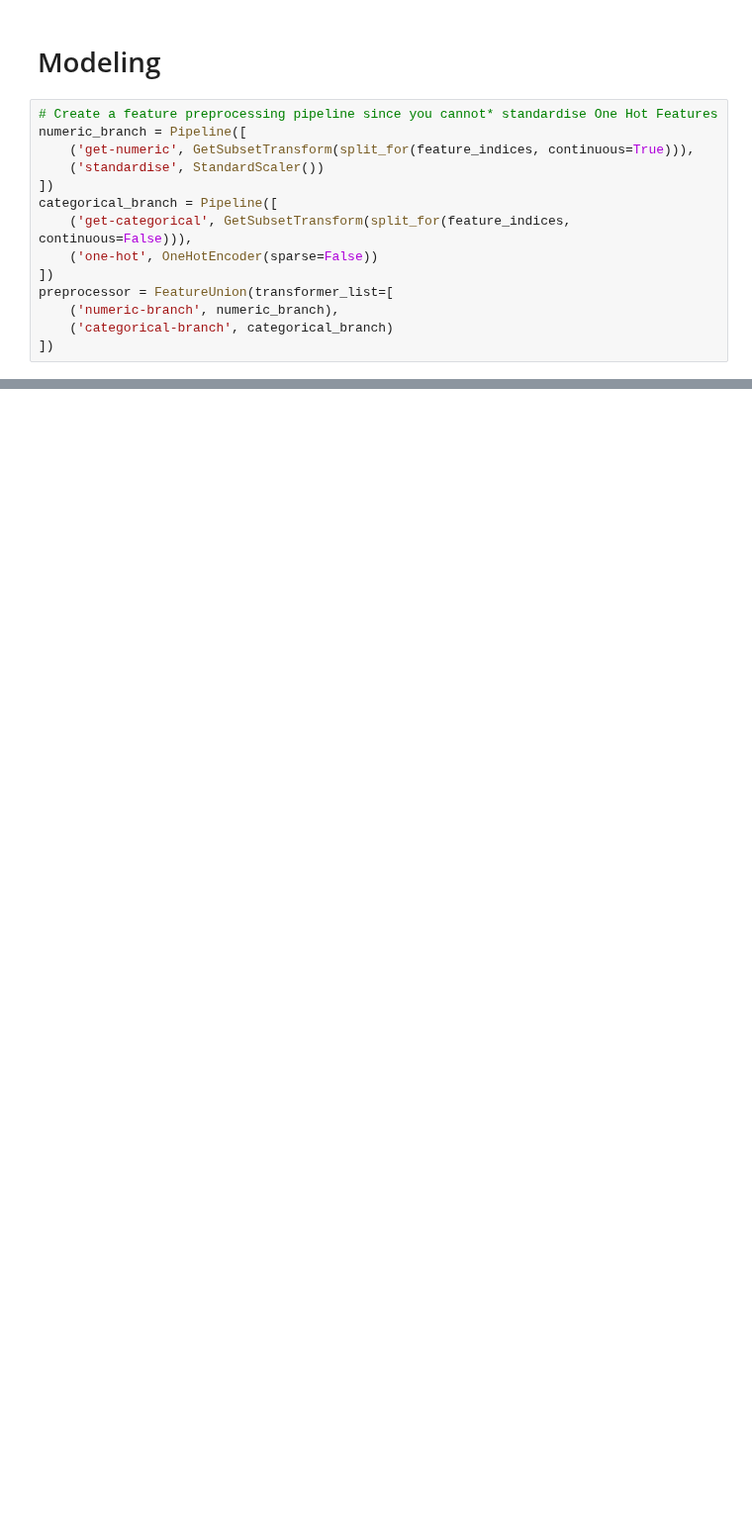
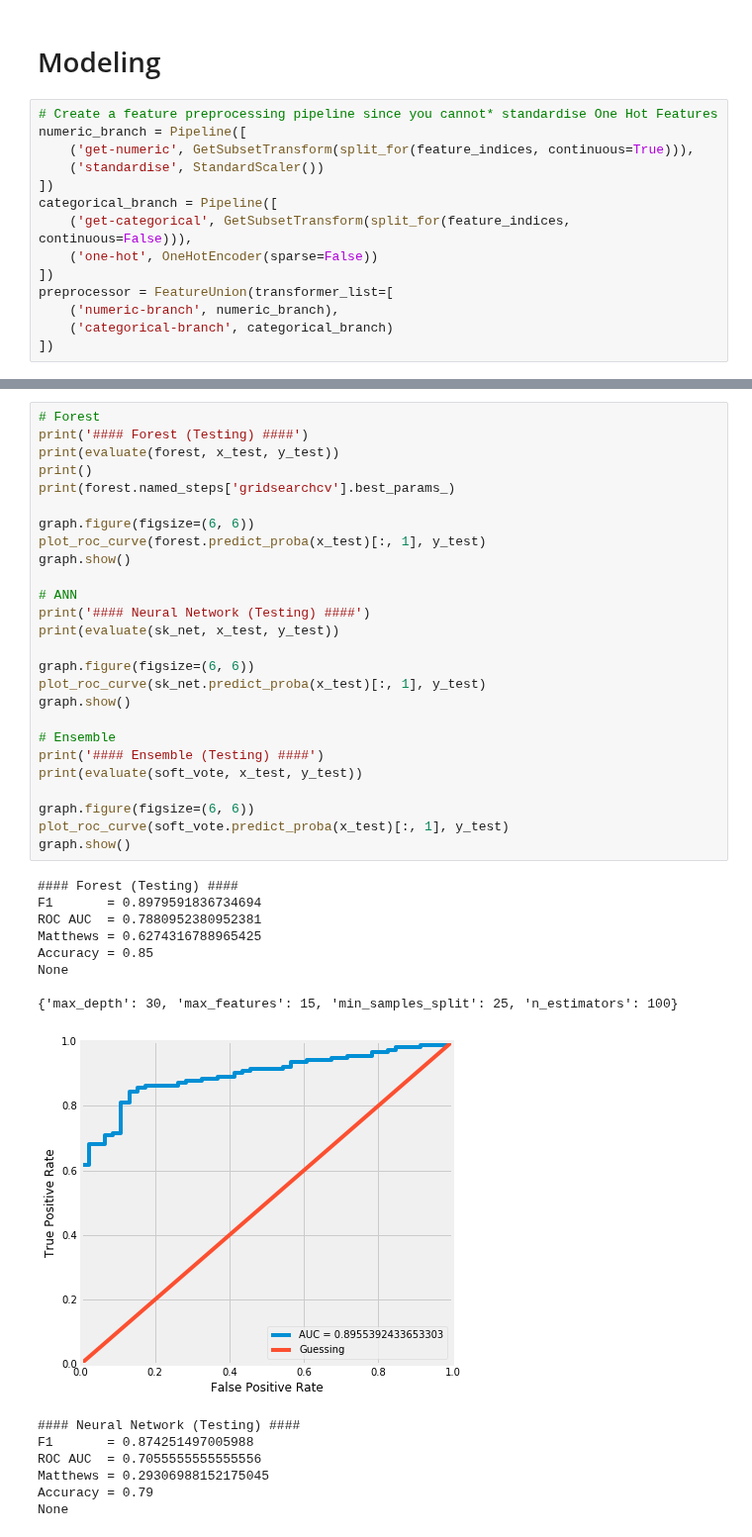
Before and after one commit to arose13/Notebooks, a Jupyter notebook: Will Couples Stay Together.ipynb, the cells around one changed output, grey strips where cells are left out. Shown at 99% size. Saved outputs shown, nothing was run; the diff lists cells and outputs as text; blank space fills up the shorter version.

```diff
--- a/Will Couples Stay Together.ipynb
+++ b/Will Couples Stay Together.ipynb
@@ -225,0 +310,42 @@ NotFittedError: This GridSearchCV instance is not fitted yet. Call 'fit' with ap
+# %%
+# Forest
+print('#### Forest (Testing) ####')
+print(evaluate(forest, x_test, y_test))
+print()
+print(forest.named_steps['gridsearchcv'].best_params_)
+
+graph.figure(figsize=(6, 6))
+plot_roc_curve(forest.predict_proba(x_test)[:, 1], y_test)
+graph.show()
+
+# ANN
+print('#### Neural Network (Testing) ####')
+print(evaluate(sk_net, x_test, y_test))
+
+graph.figure(figsize=(6, 6))
+plot_roc_curve(sk_net.predict_proba(x_test)[:, 1], y_test)
+graph.show()
+
+# Ensemble
+print('#### Ensemble (Testing) ####')
+print(evaluate(soft_vote, x_test, y_test))
+
+graph.figure(figsize=(6, 6))
+plot_roc_curve(soft_vote.predict_proba(x_test)[:, 1], y_test)
+graph.show()
+# %% [output]
+#### Forest (Testing) ####
+F1       = 0.8979591836734694
+ROC AUC  = 0.7880952380952381
+Matthews = 0.6274316788965425
+Accuracy = 0.85
+None
+
+{'max_depth': 30, 'max_features': 15, 'min_samples_split': 25, 'n_estimators': 100}
+[figure, added]
+#### Neural Network (Testing) ####
+F1       = 0.874251497005988
+ROC AUC  = 0.7055555555555556
+Matthews = 0.29306988152175045
+Accuracy = 0.79
+None
```
Also changed, not shown: parts of 18 cells of this notebook.
